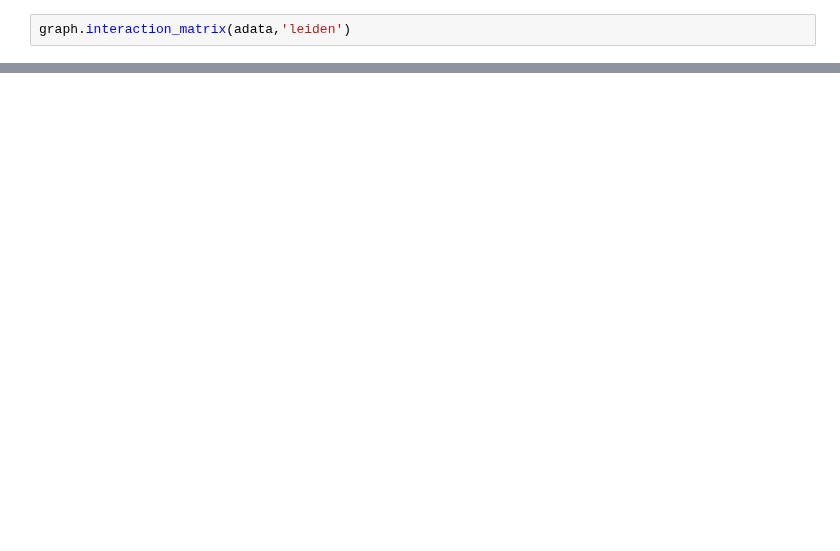
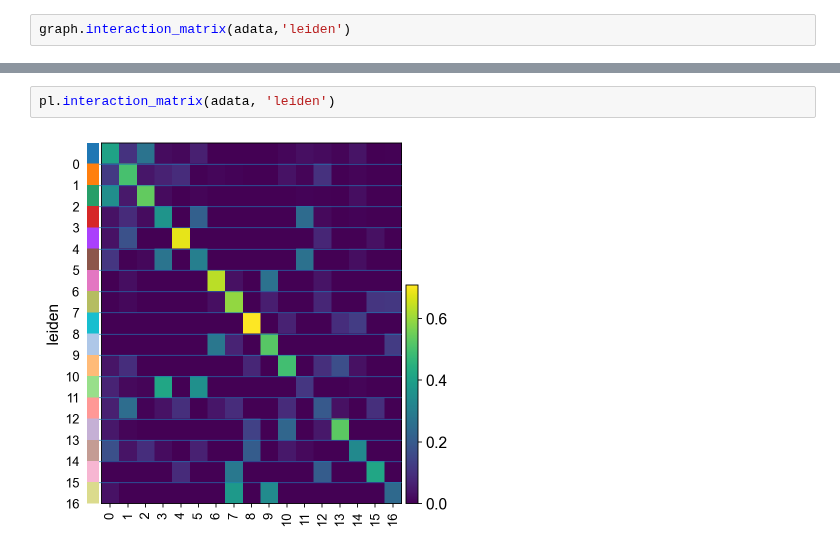
Before and after one commit to scverse/squidpy, a Jupyter notebook: notebooks/centrality_measures.ipynb, the cells around one changed output, grey strips where cells are left out. Drawn from its saved outputs; the diff is of its cells as text; blank space fills up the shorter version.

```diff
--- a/notebooks/centrality_measures.ipynb
+++ b/notebooks/centrality_measures.ipynb
@@ -136,0 +120,4 @@ graph.interaction_matrix(adata,'leiden')
+# %%
+pl.interaction_matrix(adata, 'leiden')
+# %% [output]
+[figure, added]
```
Also changed, not shown: parts of 20 cells of this notebook, 2 other files.
